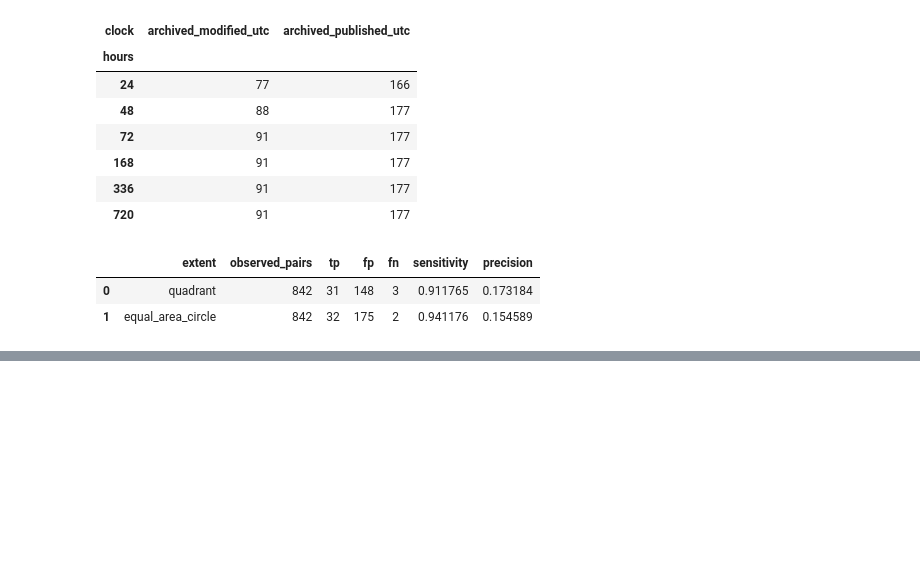
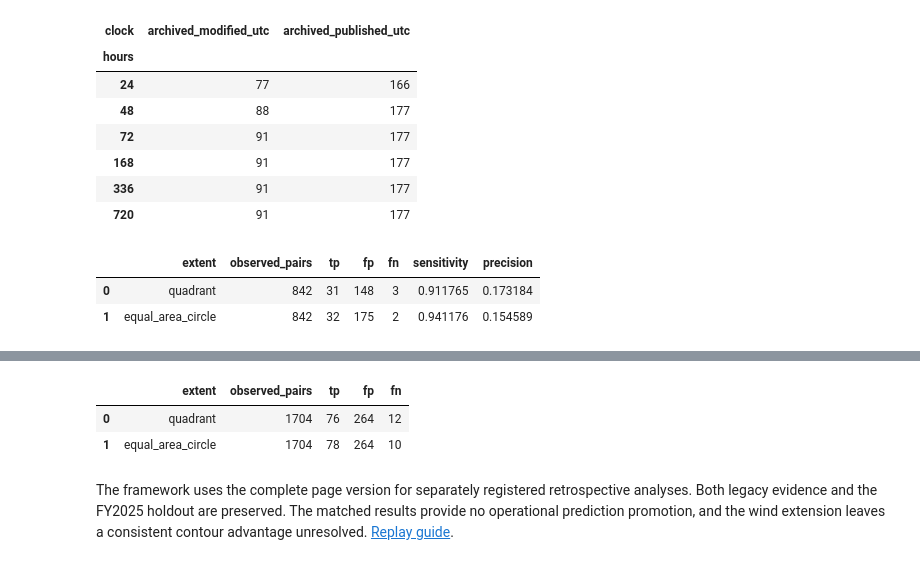
Before and after one commit to leonmarienga/ML-thesis, a Jupyter notebook: research/THESIS_REPRODUCTION.ipynb, the cells around one changed output, grey strips where cells are left out. Drawn from its saved outputs; the diff is of its cells as text; code cells hidden in the pictures; blank space fills up the shorter version.

Commit message:
Retain page-complete source version and publish field support audit

```diff
--- a/research/THESIS_REPRODUCTION.ipynb
+++ b/research/THESIS_REPRODUCTION.ipynb
@@ -585,0 +631,11 @@ w.query('storm == "all"')[["extent", "observed_pairs", "tp", "fp", "fn", "sensit
+# %%
+fields = pd.read_csv(continuous / "announcement_fields/results/forward_joint_support.csv")
+assert fields.training_rows_with_field_and_elapsed_label.eq(0).all()
+w = pd.read_csv(continuous / "wind_extension/results/station_contingencies.csv")
+w.query('storm == "all"')[["extent", "observed_pairs", "tp", "fp", "fn"]]
+# %% [output]
+|  | extent | observed_pairs | tp | fp | fn |
+| 0 | quadrant | 1704 | 76 | 264 | 12 |
+| 1 | equal_area_circle | 1704 | 78 | 264 | 10 |
+# %% [markdown]
+The framework uses the complete page version for separately registered retrospective analyses. Both legacy evidence and the FY2025 holdout are preserved. The matched results provide no operational prediction promotion, and the wind extension leaves a consistent contour advantage unresolved. [Replay guide](continuous/REPRODUCE.md).
```
Also changed, not shown: parts of 3 cells of this notebook, 9 other files.
